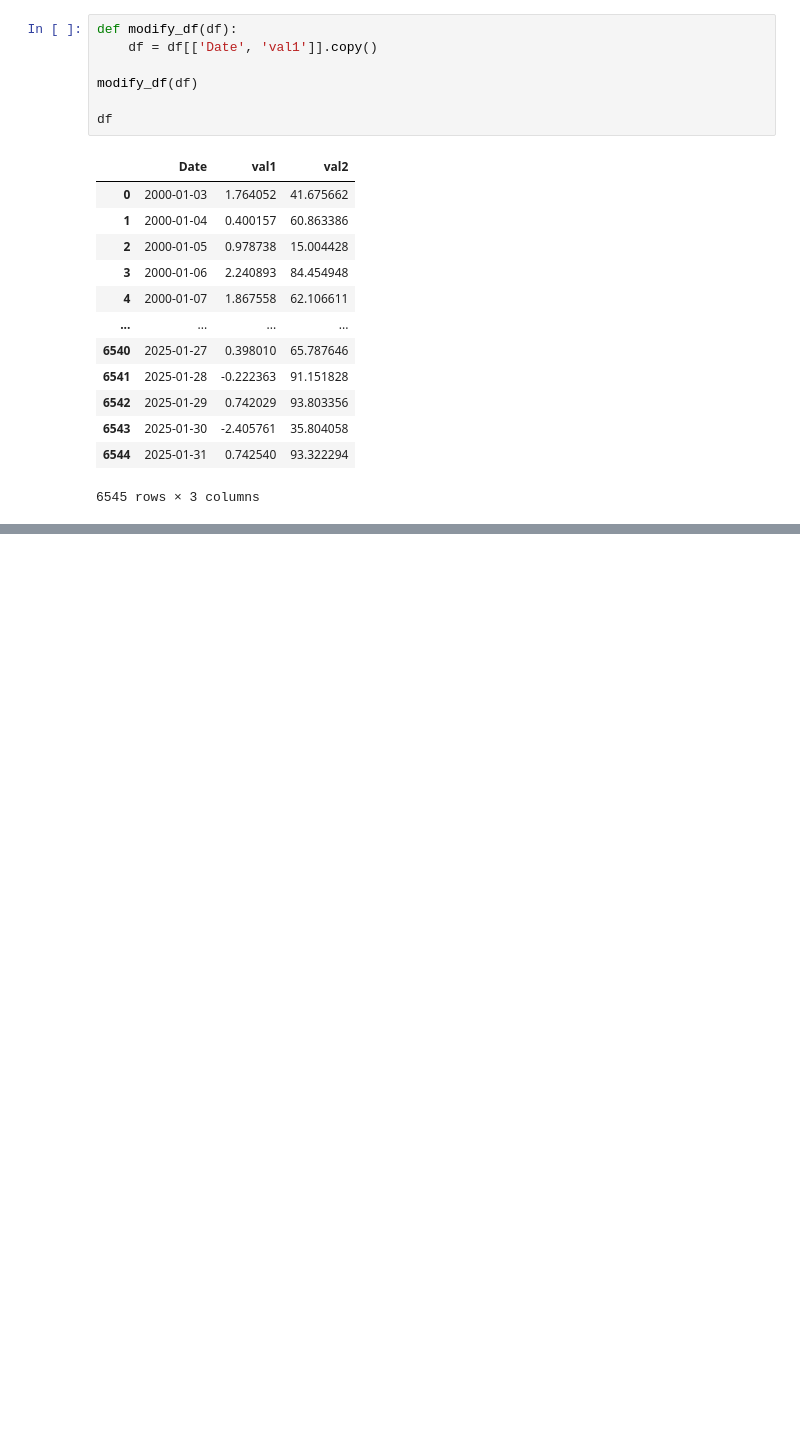
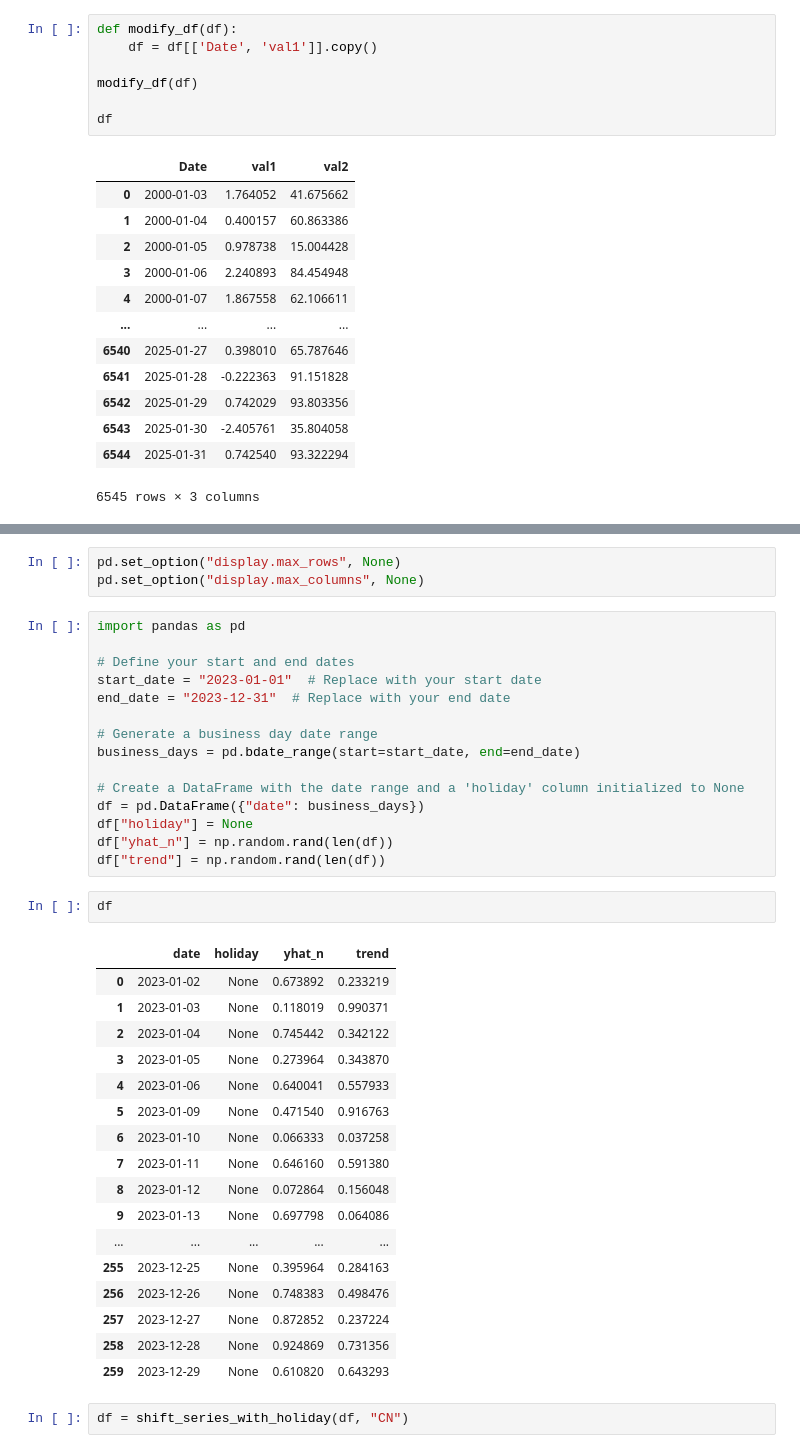
Before and after one commit to agux/marten, a Jupyter notebook: notebooks/0.1-misc.ipynb, the cells around one changed output, grey strips where cells are left out. Saved outputs shown, nothing was run; the diff lists cells and outputs as text; blank space fills up the shorter version.

Commit message:
fiddle holidays

```diff
--- a/notebooks/0.1-misc.ipynb
+++ b/notebooks/0.1-misc.ipynb
@@ -106,0 +200,40 @@ df
+# %%
+pd.set_option("display.max_rows", None)
+pd.set_option("display.max_columns", None)
+# %%
+import pandas as pd
+
+# Define your start and end dates
+start_date = "2023-01-01"  # Replace with your start date
+end_date = "2023-12-31"  # Replace with your end date
+
+# Generate a business day date range
+business_days = pd.bdate_range(start=start_date, end=end_date)
+
+# Create a DataFrame with the date range and a 'holiday' column initialized to None
+df = pd.DataFrame({"date": business_days})
+df["holiday"] = None
+df["yhat_n"] = np.random.rand(len(df))
+df["trend"] = np.random.rand(len(df))
+# %%
+df
+# %% [output]
+|  | date | holiday | yhat_n | trend |
+| 0 | 2023-01-02 | None | 0.673892 | 0.233219 |
+| 1 | 2023-01-03 | None | 0.118019 | 0.990371 |
+| 2 | 2023-01-04 | None | 0.745442 | 0.342122 |
+| 3 | 2023-01-05 | None | 0.273964 | 0.343870 |
+| 4 | 2023-01-06 | None | 0.640041 | 0.557933 |
+| 5 | 2023-01-09 | None | 0.471540 | 0.916763 |
+| 6 | 2023-01-10 | None | 0.066333 | 0.037258 |
+| 7 | 2023-01-11 | None | 0.646160 | 0.591380 |
+| 8 | 2023-01-12 | None | 0.072864 | 0.156048 |
+| 9 | 2023-01-13 | None | 0.697798 | 0.064086 |
+| ... | ... | ... | ... | ... |
+| 255 | 2023-12-25 | None | 0.395964 | 0.284163 |
+| 256 | 2023-12-26 | None | 0.748383 | 0.498476 |
+| 257 | 2023-12-27 | None | 0.872852 | 0.237224 |
+| 258 | 2023-12-28 | None | 0.924869 | 0.731356 |
+| 259 | 2023-12-29 | None | 0.610820 | 0.643293 |
+# %%
+df = shift_series_with_holiday(df, "CN")
```
Also changed, not shown: parts of 5 cells of this notebook, 2 other files.
